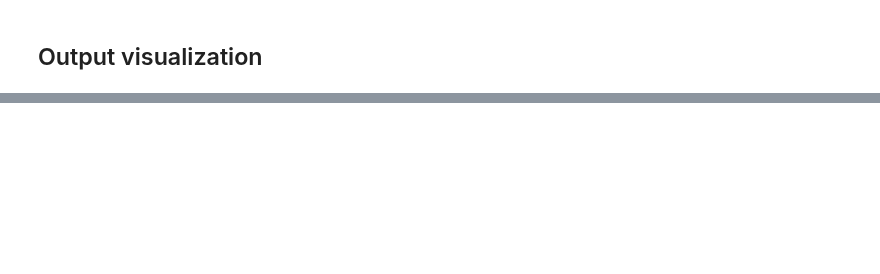
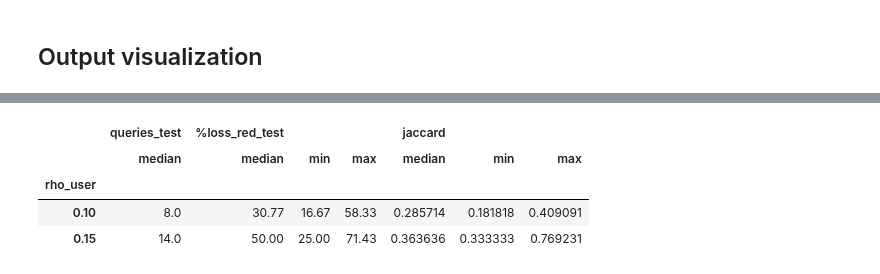
Before and after one commit to cesar-claros/synergistic, a Jupyter notebook: socialadsnet_AAAI.ipynb, the cells around one changed output, grey strips where cells are left out. Drawn from its saved outputs; the diff is of its cells as text; code cells hidden in the pictures; blank space fills up the shorter version.

```diff
--- a/socialadsnet_AAAI.ipynb
+++ b/socialadsnet_AAAI.ipynb
@@ -568,0 +470,10 @@ report_criteria_q3 = table_by_row_index.quantile(q=0.75)
+# %%
+report_criteria_concat = pd.concat(report_criteria)
+report_criteria_concat = report_criteria_concat.groupby('rho_user').agg({"queries_test":[np.median],"%loss_red_test":[np.median,min, max],"jaccard":[np.median,min, max]})
+report_criteria_concat
+# %% [output]
+|  | queries_test | %loss_red_test |  |  | jaccard |  |  |
+|  | median | median | min | max | median | min | max |
+| rho_user |  |  |  |  |  |  |  |
+| 0.10 | 8.0 | 30.77 | 16.67 | 58.33 | 0.285714 | 0.181818 | 0.409091 |
+| 0.15 | 14.0 | 50.00 | 25.00 | 71.43 | 0.363636 | 0.333333 | 0.769231 |
```
Also changed, not shown: parts of 16 cells of this notebook.
